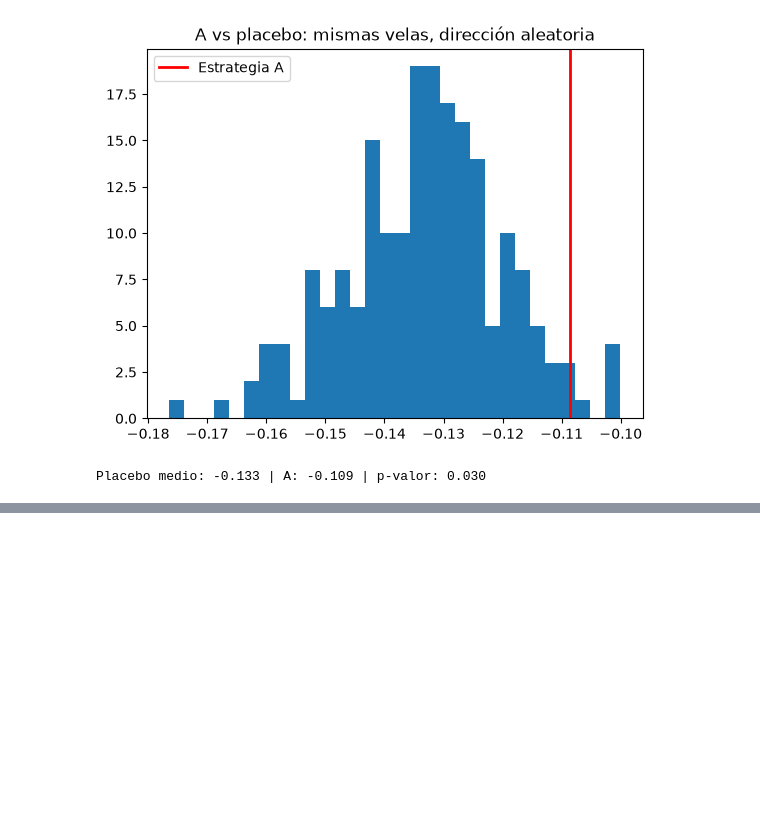
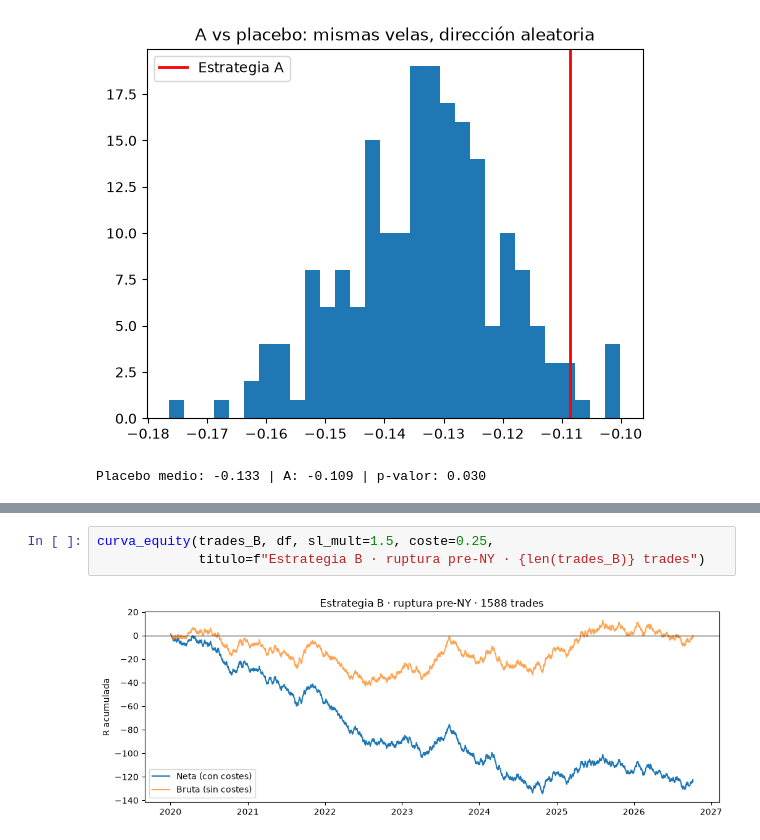
Before and after one commit to K4iserDev/Quant, a Jupyter notebook: notebooks/03_estrategy.ipynb, the cells around one changed output, grey strips where cells are left out. Cells and saved outputs as stored; diff of their text form; blank space fills up the shorter version.

```diff
--- a/notebooks/03_estrategy.ipynb
+++ b/notebooks/03_estrategy.ipynb
@@ -201,0 +223,5 @@ Placebo medio: -0.133 | A: -0.109 | p-valor: 0.030
+# %%
+curva_equity(trades_B, df, sl_mult=1.5, coste=0.25,
+             titulo=f"Estrategia B · ruptura pre-NY · {len(trades_B)} trades")
+# %% [output]
+[figure, added]
```
Also changed, not shown: parts of 5 cells of this notebook, 1 other file.
